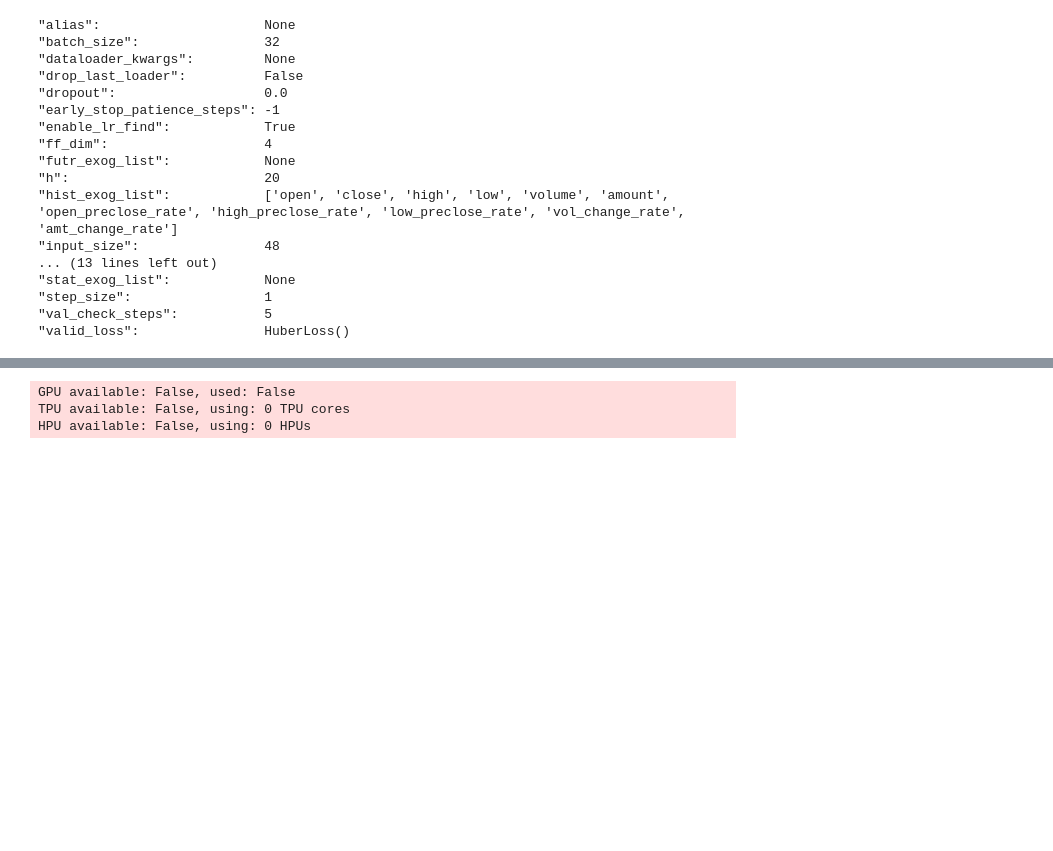
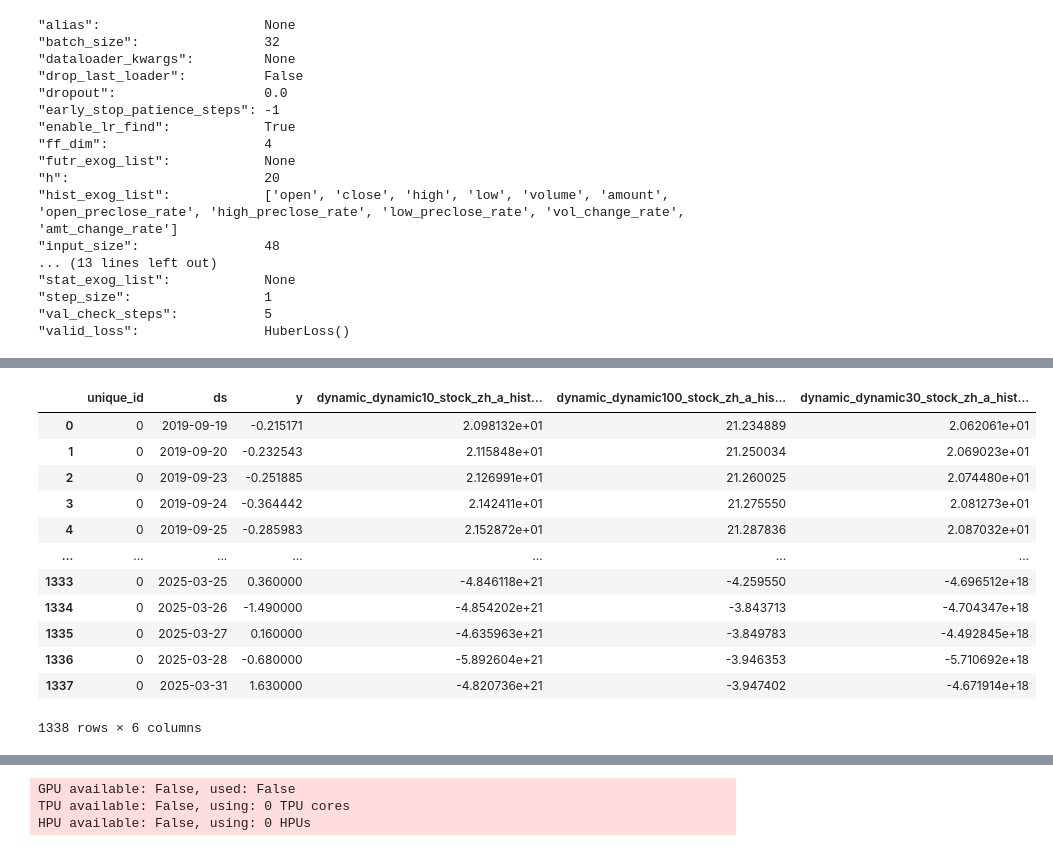
Before and after one commit to agux/marten, a Jupyter notebook: notebooks/neuralforecast/0.1-neuralforecast.ipynb, the cells around one changed output, grey strips where cells are left out. Cells and saved outputs as stored; diff of their text form; code cells hidden in the pictures; blank space fills up the shorter version.

```diff
--- a/notebooks/neuralforecast/0.1-neuralforecast.ipynb
+++ b/notebooks/neuralforecast/0.1-neuralforecast.ipynb
@@ -216,3 +236,19 @@ nf.models[0].hparams
+# %%
+df_train
+# %% [output]
+|  | unique_id | ds | y | dynamic_dynamic10_stock_zh_a_hist... | dynamic_dynamic100_stock_zh_a_his... | dynamic_dynamic30_stock_zh_a_hist... |
+| 0 | 0 | 2019-09-19 | -0.215171 | 2.098132e+01 | 21.234889 | 2.062061e+01 |
+| 1 | 0 | 2019-09-20 | -0.232543 | 2.115848e+01 | 21.250034 | 2.069023e+01 |
+| 2 | 0 | 2019-09-23 | -0.251885 | 2.126991e+01 | 21.260025 | 2.074480e+01 |
+| 3 | 0 | 2019-09-24 | -0.364442 | 2.142411e+01 | 21.275550 | 2.081273e+01 |
+| 4 | 0 | 2019-09-25 | -0.285983 | 2.152872e+01 | 21.287836 | 2.087032e+01 |
+| ... | ... | ... | ... | ... | ... | ... |
+| 1333 | 0 | 2025-03-25 | 0.360000 | -4.846118e+21 | -4.259550 | -4.696512e+18 |
+| 1334 | 0 | 2025-03-26 | -1.490000 | -4.854202e+21 | -3.843713 | -4.704347e+18 |
+| 1335 | 0 | 2025-03-27 | 0.160000 | -4.635963e+21 | -3.849783 | -4.492845e+18 |
+| 1336 | 0 | 2025-03-28 | -0.680000 | -5.892604e+21 | -3.946353 | -5.710692e+18 |
+| 1337 | 0 | 2025-03-31 | 1.630000 | -4.820736e+21 | -3.947402 | -4.671914e+18 |
+1338 rows × 6 columns
 # %%
 df_train = df_train.dropna(subset=["open", "close", "high", "low", "volume", "amount"])
 # %%
```
Also changed, not shown: parts of 5 cells of this notebook, 1 other file.
